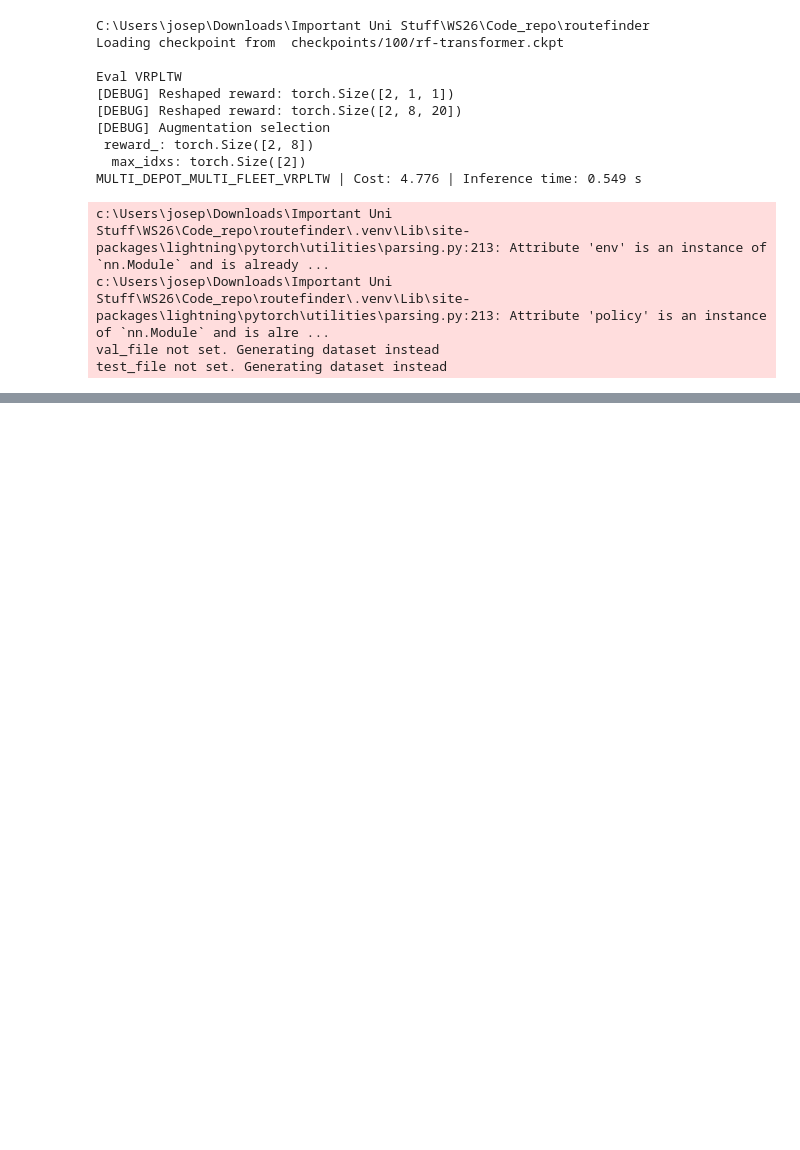
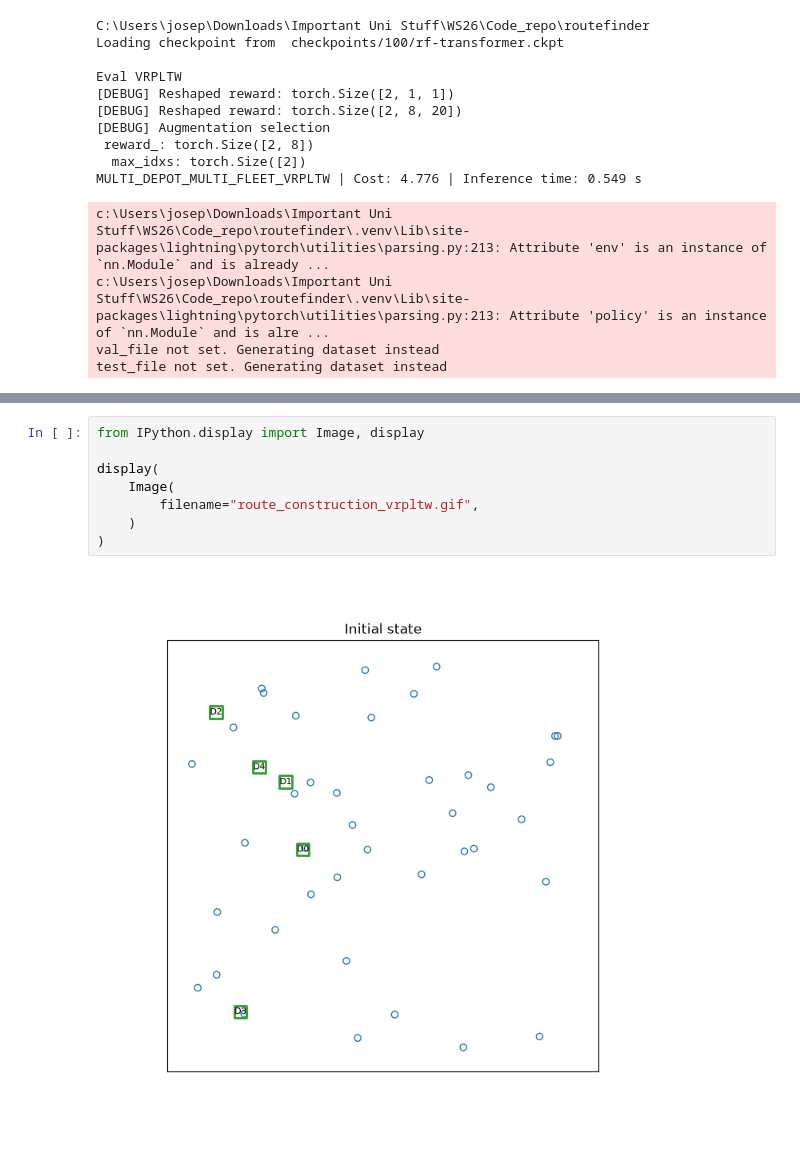
Before and after one commit to PabloR0driguez/routefinder, a Jupyter notebook: Baselines_Runner_Colab.ipynb, the cells around one changed output, grey strips where cells are left out. Drawn from its saved outputs; the diff is of its cells as text; blank space fills up the shorter version.

```diff
--- a/Baselines_Runner_Colab.ipynb
+++ b/Baselines_Runner_Colab.ipynb
@@ -654,0 +721,10 @@ test_file not set. Generating dataset instead
+# %%
+from IPython.display import Image, display
+
+display(
+    Image(
+        filename="route_construction_vrpltw.gif",
+    )
+)
+# %% [output]
+[figure, added]
```
Also changed, not shown: parts of 7 cells of this notebook, 8 other files.
